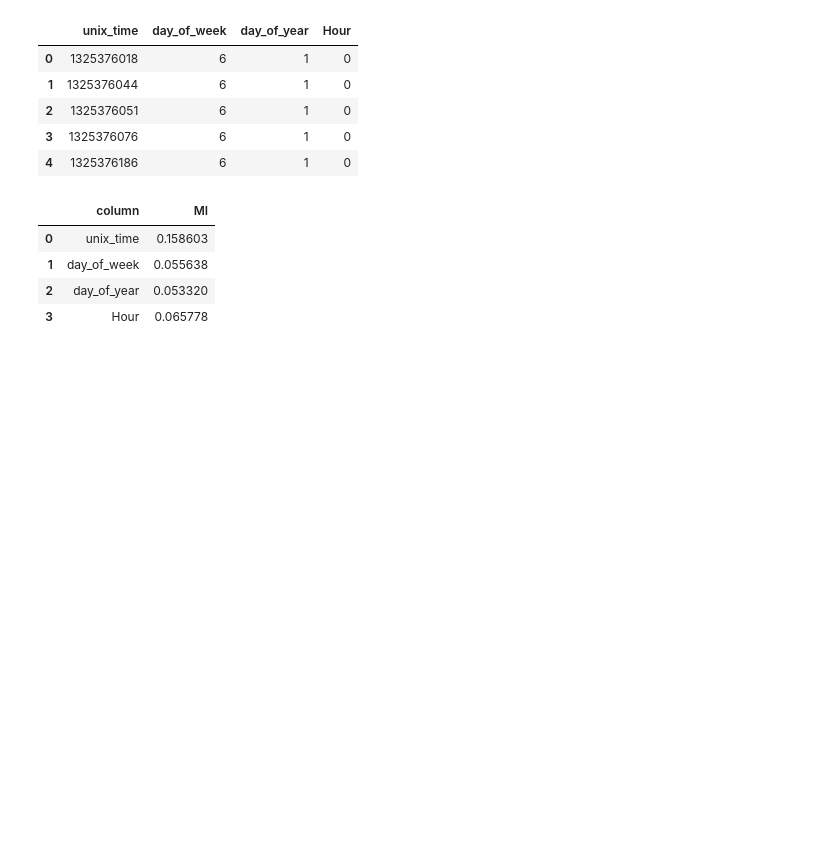
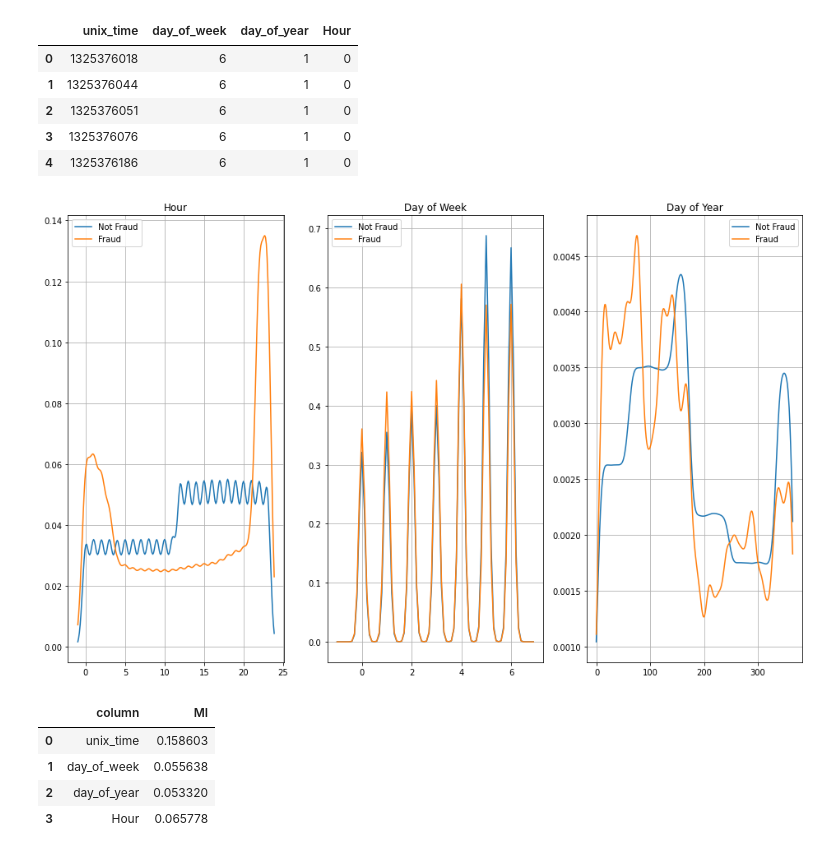
Before and after one commit to Matt88Ac/AdvancedML_Assignment2, a Jupyter notebook: Advanced Machine Learning - HW #2.ipynb, the cells around one changed output. Saved outputs shown, nothing was run; the diff lists cells and outputs as text; code cells hidden in the pictures; blank space fills up the shorter version.

```diff
--- a/Advanced Machine Learning - HW #2.ipynb
+++ b/Advanced Machine Learning - HW #2.ipynb
@@ -610,6 +610,43 @@ tester.head()
 | 2 | 1325376051 | 6 | 1 | 0 |
 | 3 | 1325376076 | 6 | 1 | 0 |
 | 4 | 1325376186 | 6 | 1 | 0 |
+# %%
+is_fraud = y_train_new == 1
+from scipy import stats
+plt.figure(figsize=(16, 10))
+plt.subplot(1, 3, 1)
+dens = stats.kde.gaussian_kde(tester.loc[~is_fraud]['Hour'])
+x = np.arange(-1, 24, 0.1)
+plt.grid()
+plt.plot(x, dens(x), label='Not Fraud')
+dens = stats.kde.gaussian_kde(tester.loc[is_fraud]['Hour'])
+plt.plot(x, dens(x), label='Fraud')
+plt.title('Hour')
+plt.legend()
+
+plt.subplot(1, 3, 2)
+dens = stats.kde.gaussian_kde(tester.loc[~is_fraud]['day_of_week'])
+x = np.arange(-1, 7, 0.1)
+plt.grid()
+plt.plot(x, dens(x), label='Not Fraud')
+dens = stats.kde.gaussian_kde(tester.loc[is_fraud]['day_of_week'])
+plt.plot(x, dens(x), label='Fraud')
+plt.title('Day of Week')
+plt.legend()
+
+plt.subplot(1, 3, 3)
+dens = stats.kde.gaussian_kde(tester.loc[~is_fraud]['day_of_year'])
+x = np.arange(-1, 365, 0.1)
+plt.grid()
+plt.plot(x, dens(x), label='Not Fraud')
+dens = stats.kde.gaussian_kde(tester.loc[is_fraud]['day_of_year'])
+plt.plot(x, dens(x), label='Fraud')
+plt.title('Day of Year')
+plt.legend()
+
+plt.show()
+# %% [output]
+[figure, added]
 # %%
 scores = SelectKBest(mutual_info_classif, k='all')
 scores.fit(tester, y_train_new)
```
Also changed, not shown: parts of 5 cells of this notebook.
